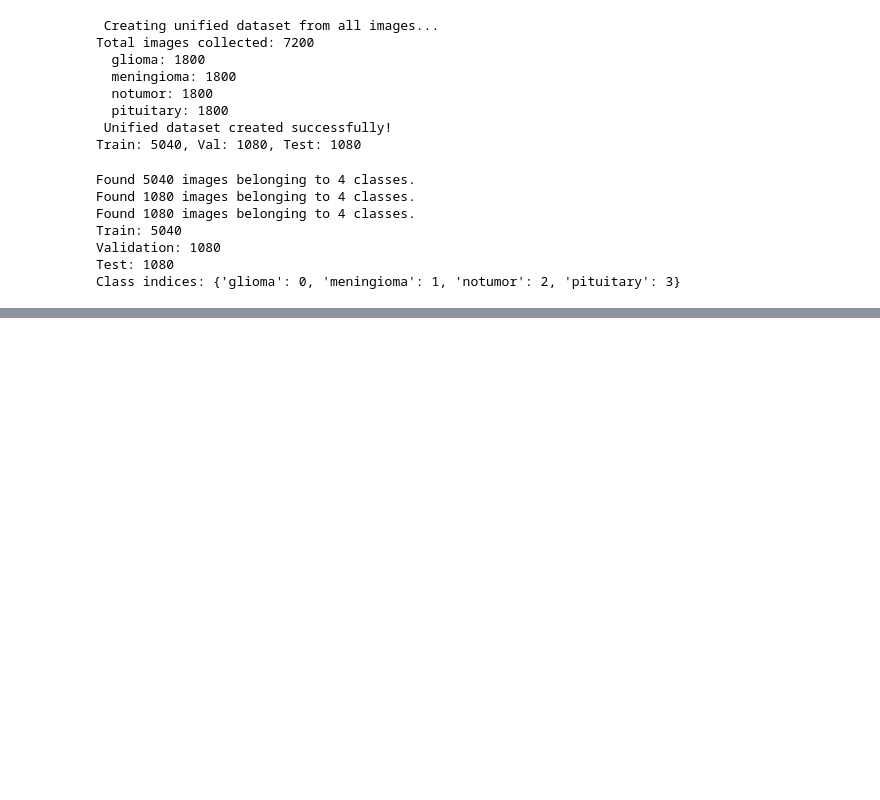
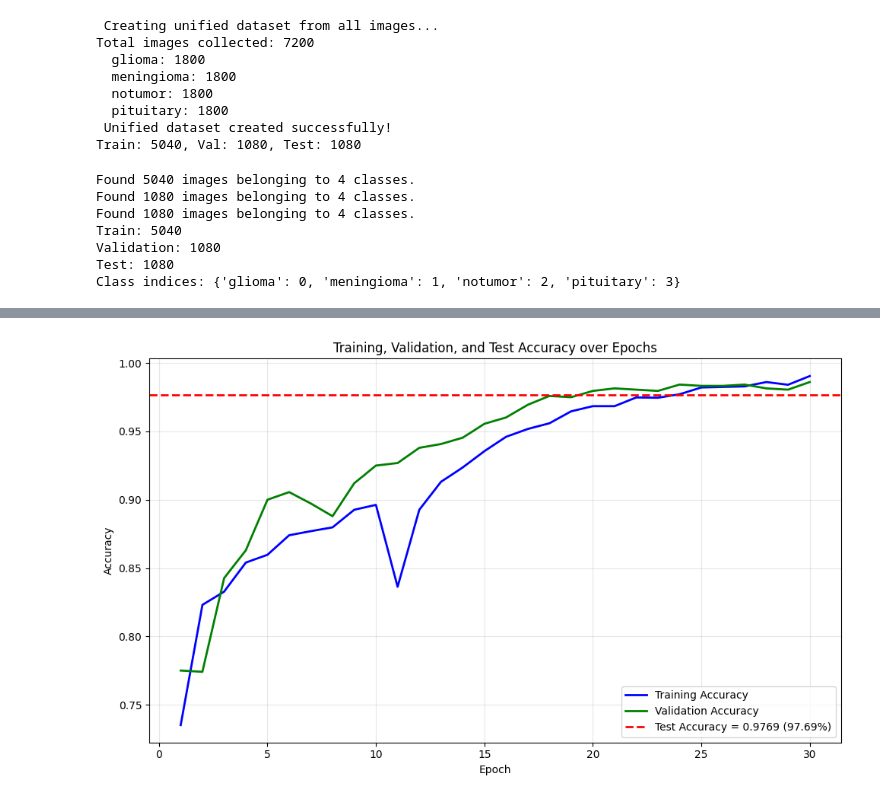
Before and after one commit to Maharun-nasa/Brain_tumor, a Jupyter notebook: brain-tumor-detection.ipynb, the cells around one changed output, grey strips where cells are left out. Saved outputs shown, nothing was run; the diff lists cells and outputs as text; code cells hidden in the pictures; blank space fills up the shorter version.

```diff
--- a/brain-tumor-detection.ipynb
+++ b/brain-tumor-detection.ipynb
@@ -347 +504,30 @@ WARNING:absl:You are saving your model as an HDF5 file via `model.save()` or `ke
+# %%
+# PLOT TRAINING, VALIDATION, AND TEST ACCURACY
+
+test_generator.reset()
+y_pred_probs = model.predict(test_generator, verbose=0)
+y_pred = np.argmax(y_pred_probs, axis=1)
+y_true = test_generator.classes
+test_acc = accuracy_score(y_true, y_pred)
+
+# 3. Extract training and validation accuracies from history
+train_accs = history['accuracy']
+val_accs = history['val_accuracy']
+epochs = range(1, len(train_accs) + 1)
+
+# Create the plot
+plt.figure(figsize=(10, 6))
+plt.plot(epochs, train_accs, 'b-', label='Training Accuracy', linewidth=2)
+plt.plot(epochs, val_accs, 'g-', label='Validation Accuracy', linewidth=2)
+plt.axhline(y=test_acc, color='r', linestyle='--', label=f'Test Accuracy = {test_acc:.4f} ({test_acc*100:.2f}%)', linewidth=2)
+
+plt.xlabel('Epoch')
+plt.ylabel('Accuracy')
+plt.title('Training, Validation, and Test Accuracy over Epochs')
+plt.legend(loc='lower right')
+plt.grid(True, alpha=0.3)
+plt.tight_layout()
+plt.show()
+# %% [output]
+[figure, added]
 # %%
```
Also changed, not shown: parts of 12 cells of this notebook, 3 other files.
